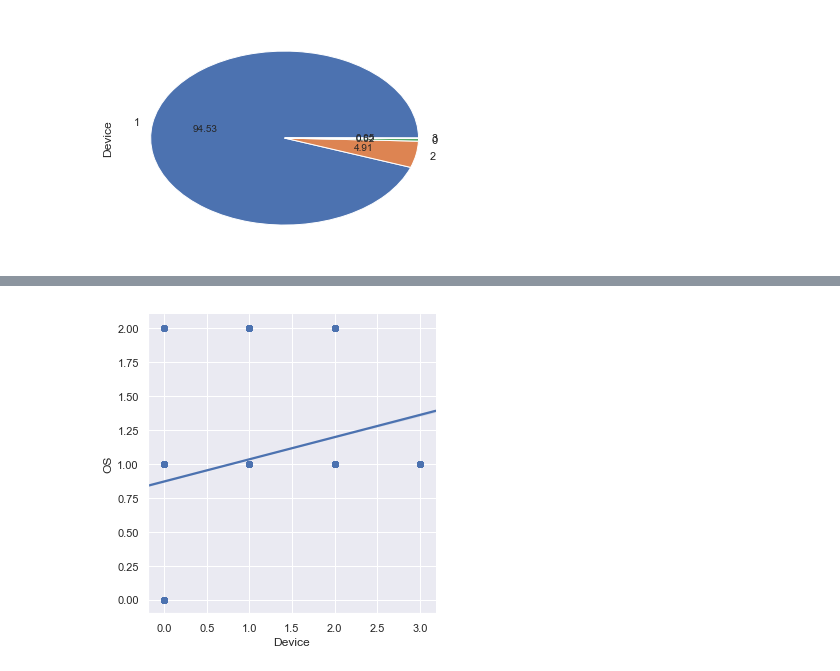
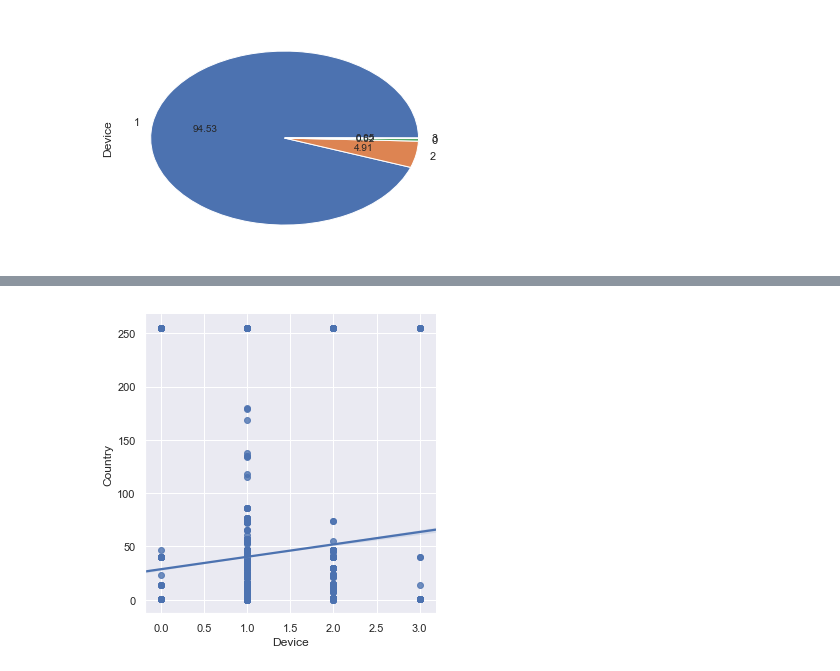
Before and after one commit to clydemendonca/GreyAtomCapstone, a Jupyter notebook: Capstone.ipynb, the cells around one changed output, grey strips where cells are left out. Saved outputs shown, nothing was run; the diff lists cells and outputs as text; code cells hidden in the pictures.

```diff
--- a/Capstone.ipynb
+++ b/Capstone.ipynb
@@ -12,5 +12,5 @@ sns.set(style="darkgrid")
 # %% [markdown]
 # EDA for App Uninstalled
 # %%
-df2 = pd.read_csv('./Data/AppUninstalled.csv')
+app_uninstalled_df = pd.read_csv('./Data/AppUninstalled.csv')
 # %%
@@ -153,4 +153,4 @@ df2["Country"].value_counts().plot.pie(autopct="%.2f")
 # %%
-g = sns.lmplot("Device","OS",df2)
+g = sns.lmplot("Device","Country",app_uninstalled_df)
 # %% [output]
-[figure, old version]
+[figure, new version]
```
Also changed, not shown: parts of 22 cells of this notebook.
